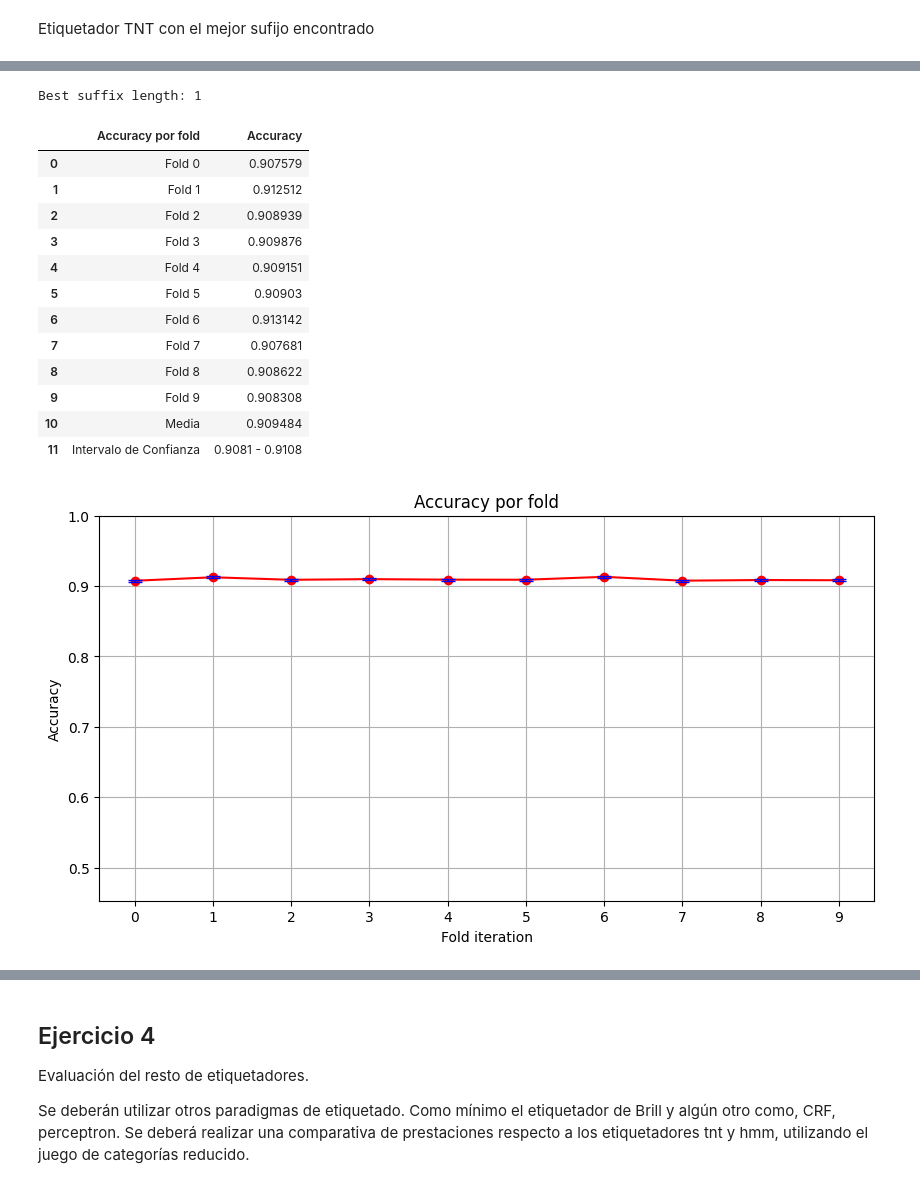
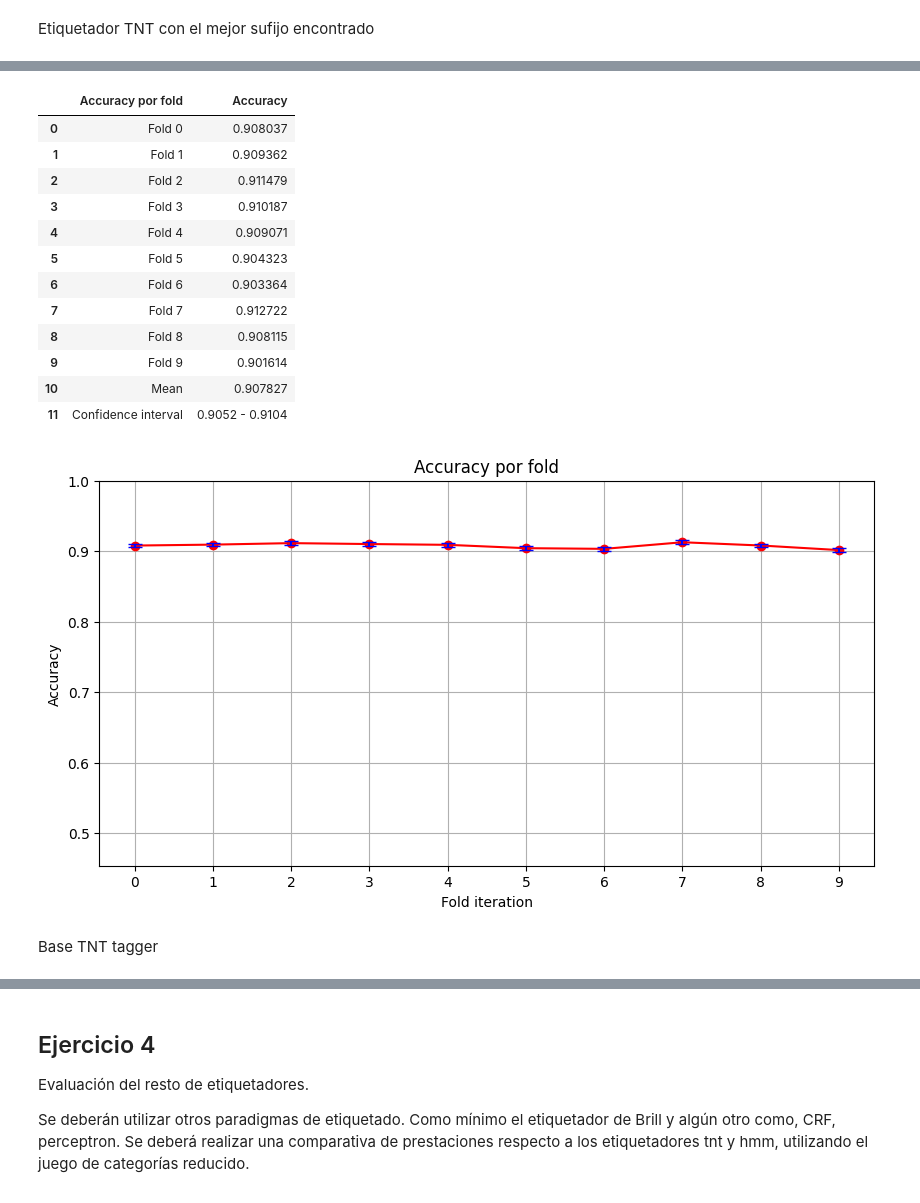
Before and after one commit to jaume2000/Treball_LC, a Jupyter notebook: trabajo_lc.ipynb, the cells around one changed output, grey strips where cells are left out. Cells and saved outputs as stored; diff of their text form; code cells hidden in the pictures.

```diff
--- a/trabajo_lc.ipynb
+++ b/trabajo_lc.ipynb
@@ -321,2 +316,9 @@ Confidence interval for 9 affix length:  (0.8966603249990405, 0.8997711970955352
 # %% [markdown]
 Etiquetador TNT con el mejor sufijo encontrado
+# %%
+best_sufix_length = np.argmax(suffix_accuracies[1:])
+best_suffix_model = suffix_models[best_sufix_length + 1]
+print(f"Best suffix length: {best_sufix_length + 1}")
+
+show_accuracy_table(suffix_accuracies, "Accuracy per suffix", ['Base TNT'] + [str(i) + ' suffixes' for i in range(1, len(suffix_accuracies))], True, False)
+show_accuracy_graph(suffix_accuracies[1:],  "Accuracy per suffix", [str(i) for i in range(1, len(suffix_accuracies))], "Number of suffixes", False)
@@ -322,0 +342,23 @@ Etiquetador TNT con el mejor sufijo encontrado
+# %%
+def cross_validate_tnt_affix(sentences, num_partitions, affix_tagger):
+    partition_size = len(sentences) // num_partitions
+    partitions = [sentences[i * partition_size: (i + 1) * partition_size] for i in range(num_partitions)]
+
+    accuracies = []
+    for i in range(num_partitions):
+        test_data = partitions[i]
+        train_data = [sentence for part_idx, partitions in enumerate(partitions) if part_idx != i for sentence in partitions]
+
+        tnt_tagger = tnt.TnT(unk=affix_tagger, Trained=True)
+        tnt_tagger.train(train_data)
+
+        accuracy = tnt_tagger.accuracy(test_data)
+        accuracies.append(accuracy)
+        print(f"Accuracy for partition {i}: {accuracy}")
+
+    mean_acc = np.mean(accuracies)
+    conf_int = t.interval(0.95, len(accuracies) - 1, loc=mean_acc, scale=stats.sem(accuracies))
+    print("Mean accuracy: ", mean_acc)
+    print("Confidence interval: ", conf_int)
+
+    return accuracies
@@ -322,0 +390,2 @@ Etiquetador TNT con el mejor sufijo encontrado
+# %%
+best_affix_tnt_accuracies = cross_validate_tnt_affix(cess_sents, 10, best_suffix_model)
@@ -323,23 +405,20 @@ Etiquetador TNT con el mejor sufijo encontrado
 # %%
-best_sufix_length = suffix_accuracies.index(max(suffix_accuracies))
-print(f"Best suffix length: {best_sufix_length}")
-
-best_accuraces = suffix_accuracies[best_sufix_length]
-show_accuracy_table(best_accuraces, "Accuracy por fold", ["Fold " + str(i) for i in range(10)])
-show_accuracy_graph(best_accuraces, "Accuracy por fold", list(range(10)), "Fold iteration")
+show_accuracy_table(best_affix_tnt_accuracies, "Accuracy por fold", ["Fold " + str(i) for i in range(len(best_affix_tnt_accuracies))])
+show_accuracy_graph(best_affix_tnt_accuracies, "Accuracy por fold", list(range(len(best_affix_tnt_accuracies))), "Fold iteration")
 # %% [output]
-Best suffix length: 1
 |  | Accuracy por fold | Accuracy |
-| 0 | Fold 0 | 0.907579 |
-| 1 | Fold 1 | 0.912512 |
-| 2 | Fold 2 | 0.908939 |
-| 3 | Fold 3 | 0.909876 |
-| 4 | Fold 4 | 0.909151 |
-| 5 | Fold 5 | 0.90903 |
-| 6 | Fold 6 | 0.913142 |
-| 7 | Fold 7 | 0.907681 |
-| 8 | Fold 8 | 0.908622 |
-| 9 | Fold 9 | 0.908308 |
-| 10 | Media | 0.909484 |
-| 11 | Intervalo de Confianza | 0.9081 - 0.9108 |
+| 0 | Fold 0 | 0.908037 |
+| 1 | Fold 1 | 0.909362 |
+| 2 | Fold 2 | 0.911479 |
+| 3 | Fold 3 | 0.910187 |
+| 4 | Fold 4 | 0.909071 |
+| 5 | Fold 5 | 0.904323 |
+| 6 | Fold 6 | 0.903364 |
+| 7 | Fold 7 | 0.912722 |
+| 8 | Fold 8 | 0.908115 |
+| 9 | Fold 9 | 0.901614 |
+| 10 | Mean | 0.907827 |
+| 11 | Confidence interval | 0.9052 - 0.9104 |
-[figure, old version]
+[figure, new version]
+# %% [markdown]
+Base TNT tagger
```
Also changed, not shown: parts of 44 cells of this notebook.
